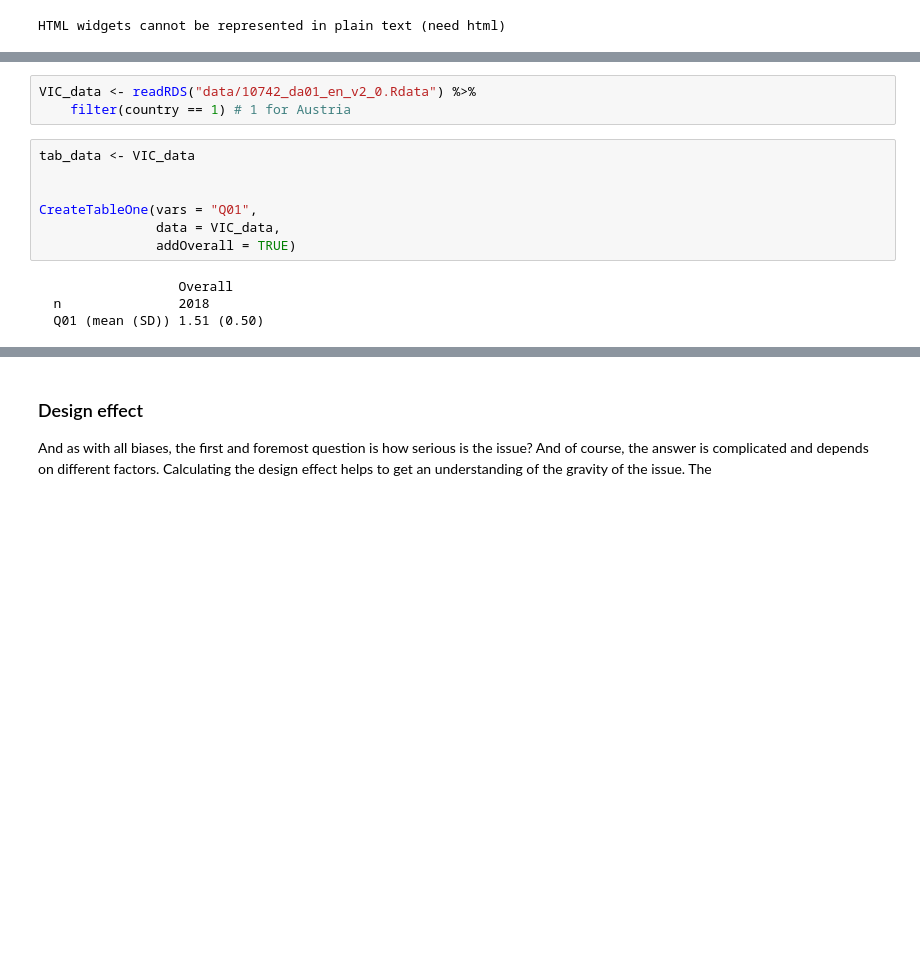
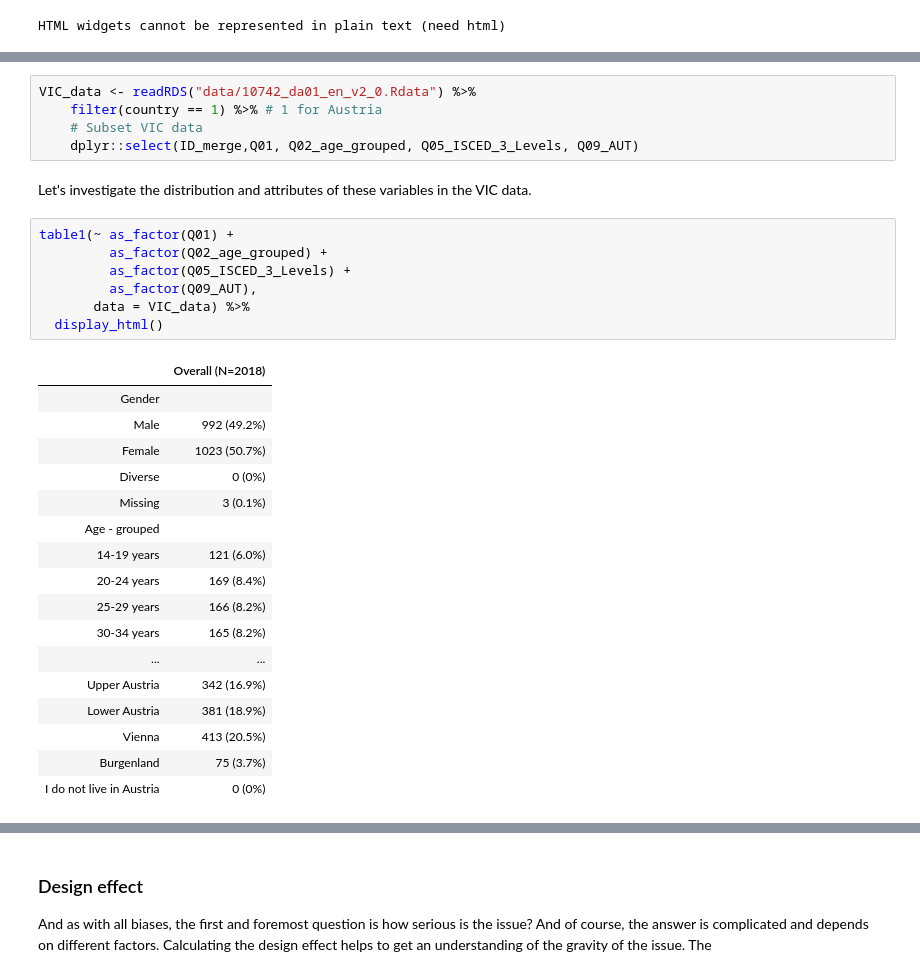
Before and after one commit to alexseymer/WAPOR2023_W5_ASDQ, a Jupyter notebook: Session2.ipynb, the cells around one changed output, grey strips where cells are left out. Saved outputs shown, nothing was run; the diff lists cells and outputs as text; blank space fills up the shorter version.

```diff
--- a/Session2.ipynb
+++ b/Session2.ipynb
@@ -204,14 +213,32 @@ The current data is from October 14, 2021 available at AUSSDA: [doi:10.11587/LIH
 # %%
 VIC_data <- readRDS("data/10742_da01_en_v2_0.Rdata") %>%
-    filter(country == 1) # 1 for Austria
+    filter(country == 1) %>% # 1 for Austria
+    # Subset VIC data
+    dplyr::select(ID_merge,Q01, Q02_age_grouped, Q05_ISCED_3_Levels, Q09_AUT)
+# %% [markdown]
+Let's investigate the distribution and attributes of these variables in the VIC data.
 # %%
-tab_data <- VIC_data
-
-
-CreateTableOne(vars = "Q01",
-               data = VIC_data,
-               addOverall = TRUE)
+table1(~ as_factor(Q01) +
+         as_factor(Q02_age_grouped) +
+         as_factor(Q05_ISCED_3_Levels) +
+         as_factor(Q09_AUT),
+       data = VIC_data) %>%
+  display_html()
 # %% [output]
-                  Overall
-  n               2018
-  Q01 (mean (SD)) 1.51 (0.50)
+|  | Overall (N=2018) |
+| Gender |  |
+| Male | 992 (49.2%) |
+| Female | 1023 (50.7%) |
+| Diverse | 0 (0%) |
+| Missing | 3 (0.1%) |
+| Age - grouped |  |
+| 14-19 years | 121 (6.0%) |
+| 20-24 years | 169 (8.4%) |
+| 25-29 years | 166 (8.2%) |
+| 30-34 years | 165 (8.2%) |
+| ... | ... |
+| Upper Austria | 342 (16.9%) |
+| Lower Austria | 381 (18.9%) |
+| Vienna | 413 (20.5%) |
+| Burgenland | 75 (3.7%) |
+| I do not live in Austria | 0 (0%) |
```
Also changed, not shown: parts of 17 cells of this notebook, 1 other file.
